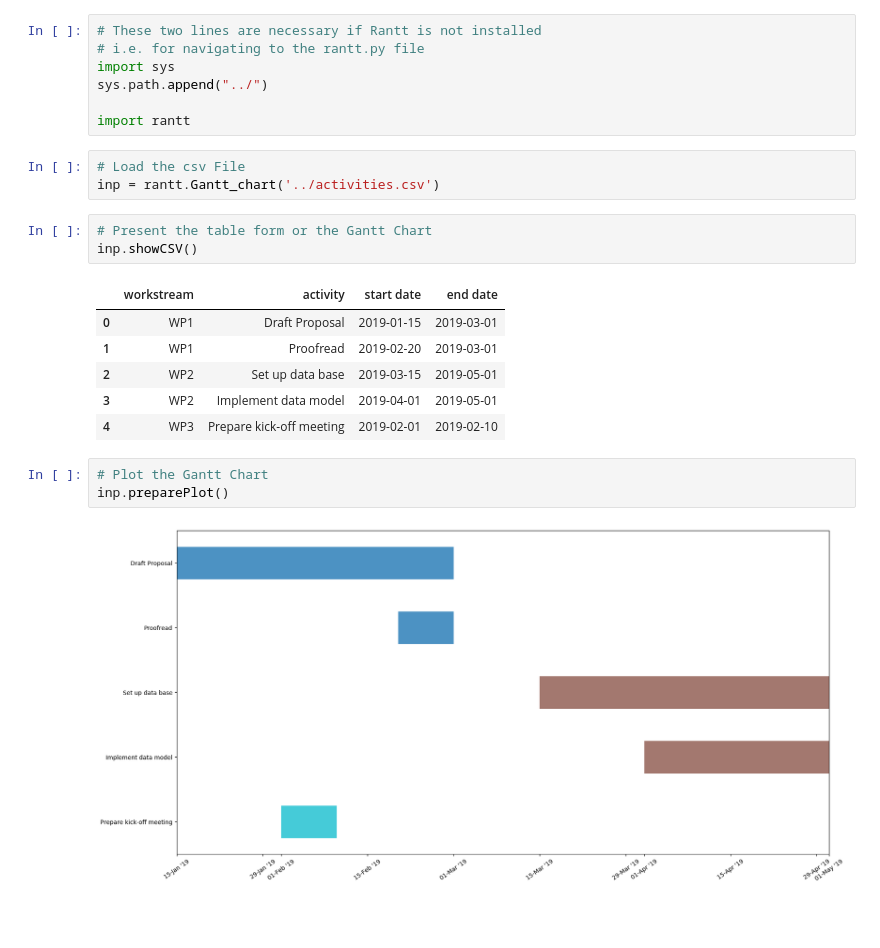
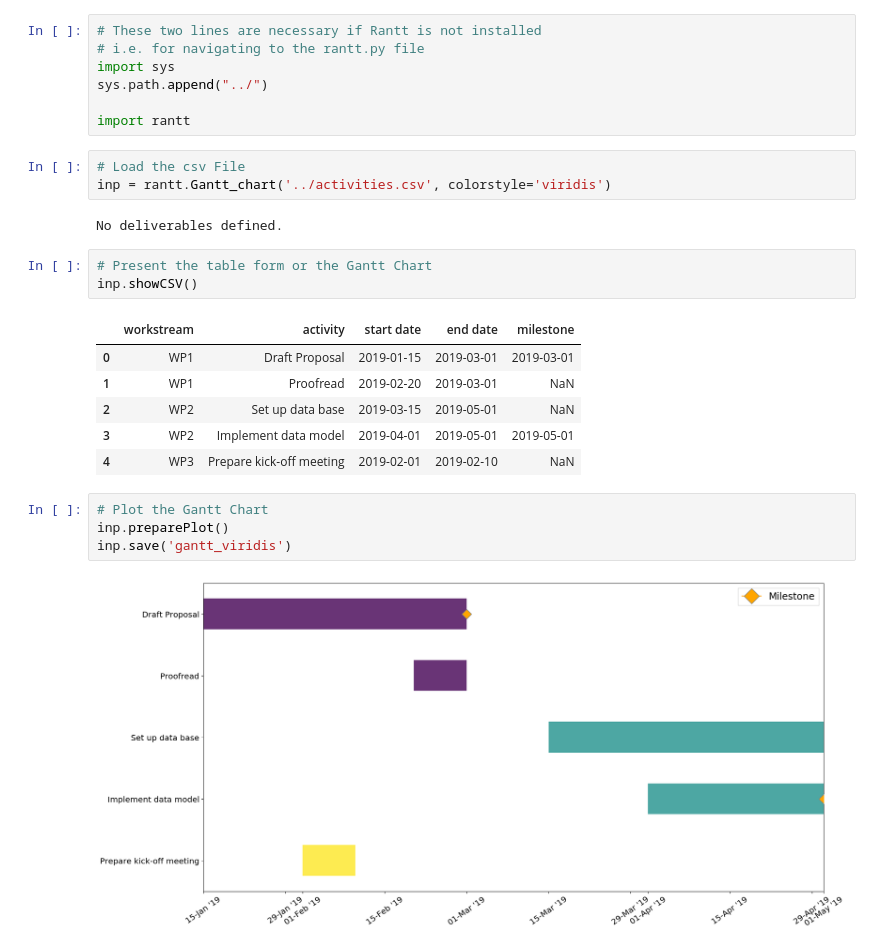
Before and after one commit to Japhiolite/Rantt, a Jupyter notebook: notebooks/Create_a_Gantt_Chart_example.ipynb, the cells around one changed output. Drawn from its saved outputs; the diff is of its cells as text; blank space fills up the shorter version.

```diff
--- a/notebooks/Create_a_Gantt_Chart_example.ipynb
+++ b/notebooks/Create_a_Gantt_Chart_example.ipynb
@@ -10,19 +10,22 @@ sys.path.append("../")
 import rantt
 # %%
 # Load the csv File
-inp = rantt.Gantt_chart('../activities.csv')
+inp = rantt.Gantt_chart('../activities.csv', colorstyle='viridis')
+# %% [output]
+No deliverables defined.
 # %%
 # Present the table form or the Gantt Chart
 inp.showCSV()
 # %% [output]
-|  | workstream | activity | start date | end date |
-| 0 | WP1 | Draft Proposal | 2019-01-15 | 2019-03-01 |
-| 1 | WP1 | Proofread | 2019-02-20 | 2019-03-01 |
-| 2 | WP2 | Set up data base | 2019-03-15 | 2019-05-01 |
-| 3 | WP2 | Implement data model | 2019-04-01 | 2019-05-01 |
-| 4 | WP3 | Prepare kick-off meeting | 2019-02-01 | 2019-02-10 |
+|  | workstream | activity | start date | end date | milestone |
+| 0 | WP1 | Draft Proposal | 2019-01-15 | 2019-03-01 | 2019-03-01 |
+| 1 | WP1 | Proofread | 2019-02-20 | 2019-03-01 | NaN |
+| 2 | WP2 | Set up data base | 2019-03-15 | 2019-05-01 | NaN |
+| 3 | WP2 | Implement data model | 2019-04-01 | 2019-05-01 | 2019-05-01 |
+| 4 | WP3 | Prepare kick-off meeting | 2019-02-01 | 2019-02-10 | NaN |
 # %%
 # Plot the Gantt Chart
 inp.preparePlot()
+inp.save('gantt_viridis')
 # %% [output]
-[figure, old version]
+[figure, new version]
```
Also changed, not shown: 5 other files.
